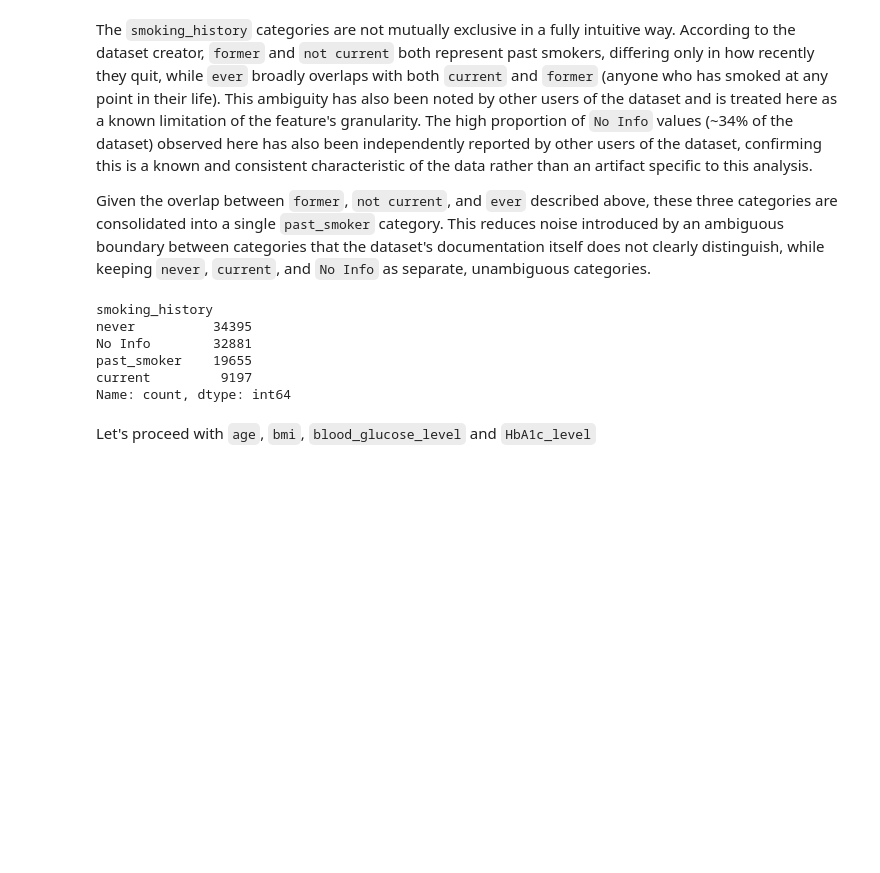
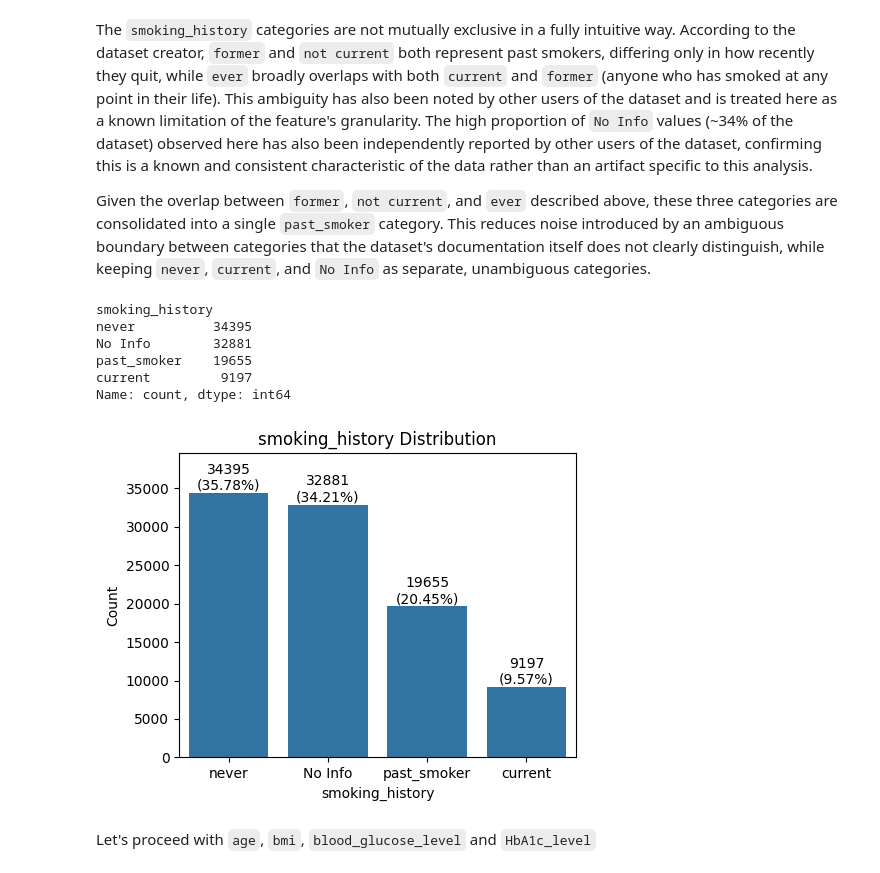
Before and after one commit to VladoDev03/diabetes-prediction, a Jupyter notebook: notebooks/EDA.ipynb, the cells around one changed output. Saved outputs shown, nothing was run; the diff lists cells and outputs as text; code cells hidden in the pictures; blank space fills up the shorter version.

```diff
--- a/notebooks/EDA.ipynb
+++ b/notebooks/EDA.ipynb
@@ -63,17 +66,6 @@ Unique duplicate groups: 3085
 8       1
 9       2
 Name: count, dtype: int64
-# %%
-def remove_duplicates(df):
-    rows_before = len(df)
-    df_clean = df.drop_duplicates(keep="first").reset_index(drop=True)
-    rows_after = len(df_clean)
-
-    print(f"Rows before: {rows_before}")
-    print(f"Rows after: {rows_after}")
-    print(f"Removed: {rows_before - rows_after}")
-
-    return df_clean
 # %%
 data = remove_duplicates(data)
 # %% [output]
@@ -95,36 +87,6 @@ We found 91 groups of rows (182 rows total, ~0.09% of the dataset) that share id
 This overlap is expected: several of the underlying features (e.g. rounded age, bmi, and glucose values) are low-cardinality, so distinct individuals can plausibly share the same recorded values while genuinely differing in diagnosis. Removing or arbitrarily relabeling these rows would not resolve the underlying ambiguity - it would only hide it. This is noted here as a limitation of the dataset's feature resolution.
 # %% [markdown]
 Now, let's take a look at the `gender` and `smoking_history` columns.
-# %%
-def plot_categorical_distribution(df, column, by_target=None, decimals=2):
-    """
-    Plots the distribution of a categorical column as a count bar chart with percentage labels. If by_target is provided, bars are split by that target variable instead of showing percentage labels.
-    """
-    n_categories = df[column].nunique()
-    figsize = (max(5, n_categories * 1.2), 4)
-    fig, ax = plt.subplots(figsize=figsize)
-
-    if by_target:
-        sns.countplot(x=column, hue=by_target, data=df, ax=ax)
-        ax.set_title(f"{column} Distribution by {by_target}")
-    else:
-        counts = df[column].value_counts()
-        percentages = df[column].value_counts(normalize=True) * 100
-
-        sns.countplot(x=column, data=df, order=counts.index, ax=ax)
-
-        ax.set_ylim(0, counts.max() * 1.15)
-
-        for i, (count, pct) in enumerate(zip(counts, percentages)):
-            ax.text(i, count, f"{count}\n({pct:.{decimals}f}%)", ha="center", va="bottom")
-
-        ax.set_title(f"{column} Distribution")
-
-    ax.set_xlabel(column)
-    ax.set_ylabel("Count")
-    plt.tight_layout()
-
-    plt.show()
 # %%
 plot_categorical_distribution(data, "gender")
 # %% [output]
@@ -169,5 +131,9 @@ No Info        32881
 past_smoker    19655
 current         9197
 Name: count, dtype: int64
+# %%
+plot_categorical_distribution(data, "smoking_history")
+# %% [output]
+[figure, added]
 # %% [markdown]
 Let's proceed with `age`, `bmi`, `blood_glucose_level` and `HbA1c_level`
```
Also changed, not shown: parts of 8 cells of this notebook, 4 other files.
